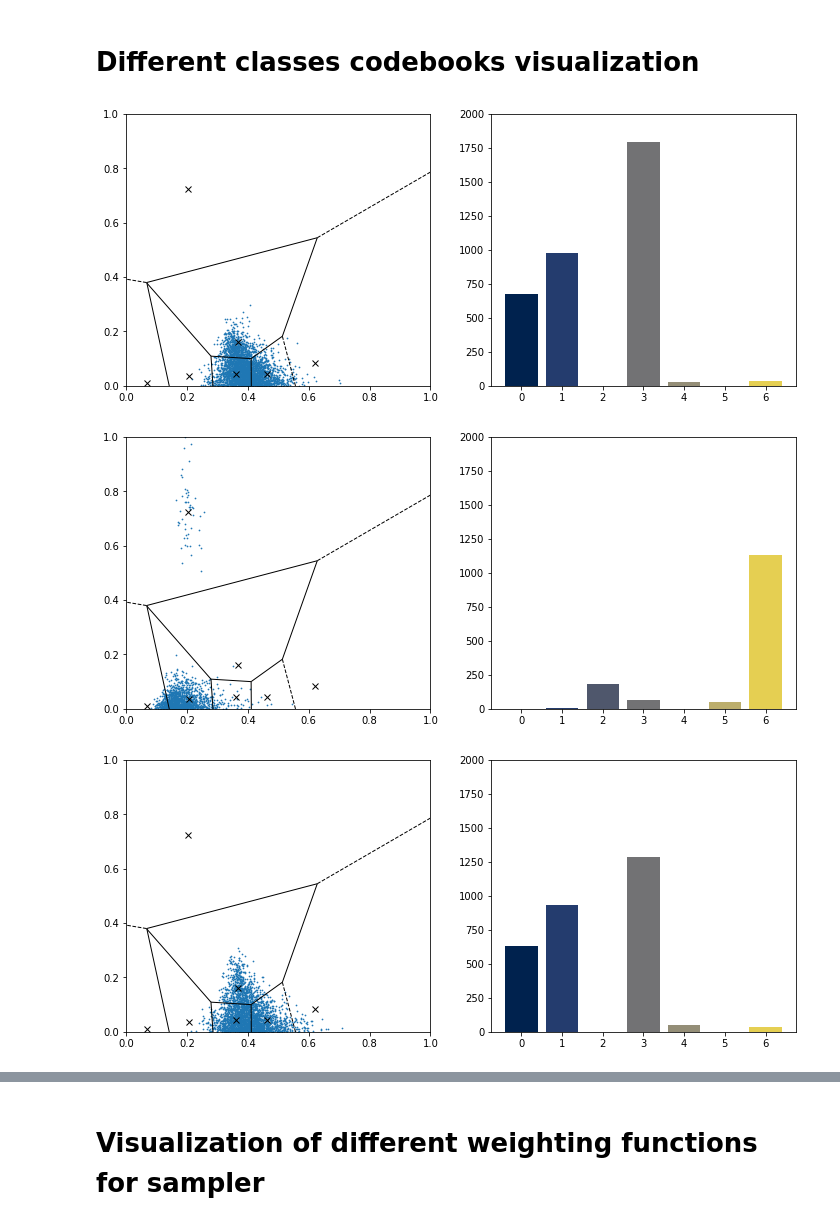
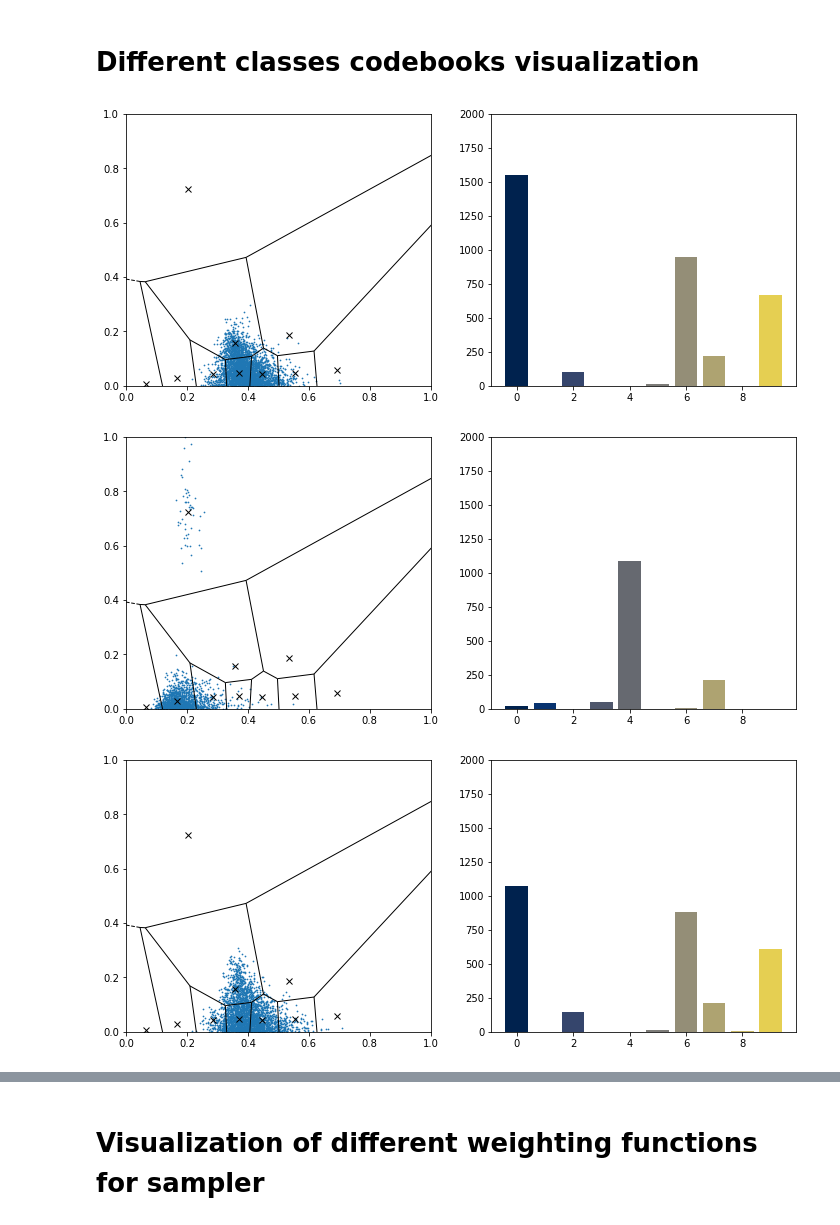
Before and after one commit to bazko1/PersistenceCodebooks, a Jupyter notebook: Initial sampling.ipynb, the cells around one changed output, grey strips where cells are left out. Drawn from its saved outputs; the diff is of its cells as text; code cells hidden in the pictures.

```diff
--- a/Initial sampling.ipynb
+++ b/Initial sampling.ipynb
@@ -60,21 +60,21 @@ preprocessed = np.array(preprocessing_pipeline.fit_transform(X))
 # %% [markdown]
 # Different classes codebooks visualization
 # %%
-vectorizer = PersistentBow(KMeans(7))
+vectorizer = PersistentBow(KMeans(10))
 vectorizer.fit(preprocessed)
 
 for label in np.unique(y):
     class_X = preprocessed[y==label]
     joined_X = np.concatenate(class_X)
     bow = vectorizer.transform([joined_X])[0]
 
     plt.figure(figsize=(12,5))
     ax = plt.subplot(121)
     plot_voronoi(vectorizer.cluster, ax=ax)
     ax.scatter(joined_X[:, 0], joined_X[:, 1], s=0.5)
     ax = plt.subplot(122)
     plot_bow(bow, 2000, ax=ax)
 # %% [output]
-[figure, old version]
+[figure, new version]
-[figure, old version]
+[figure, new version]
-[figure, old version]
+[figure, new version]
```
Also changed, not shown: parts of 14 cells of this notebook, 3 other files.
